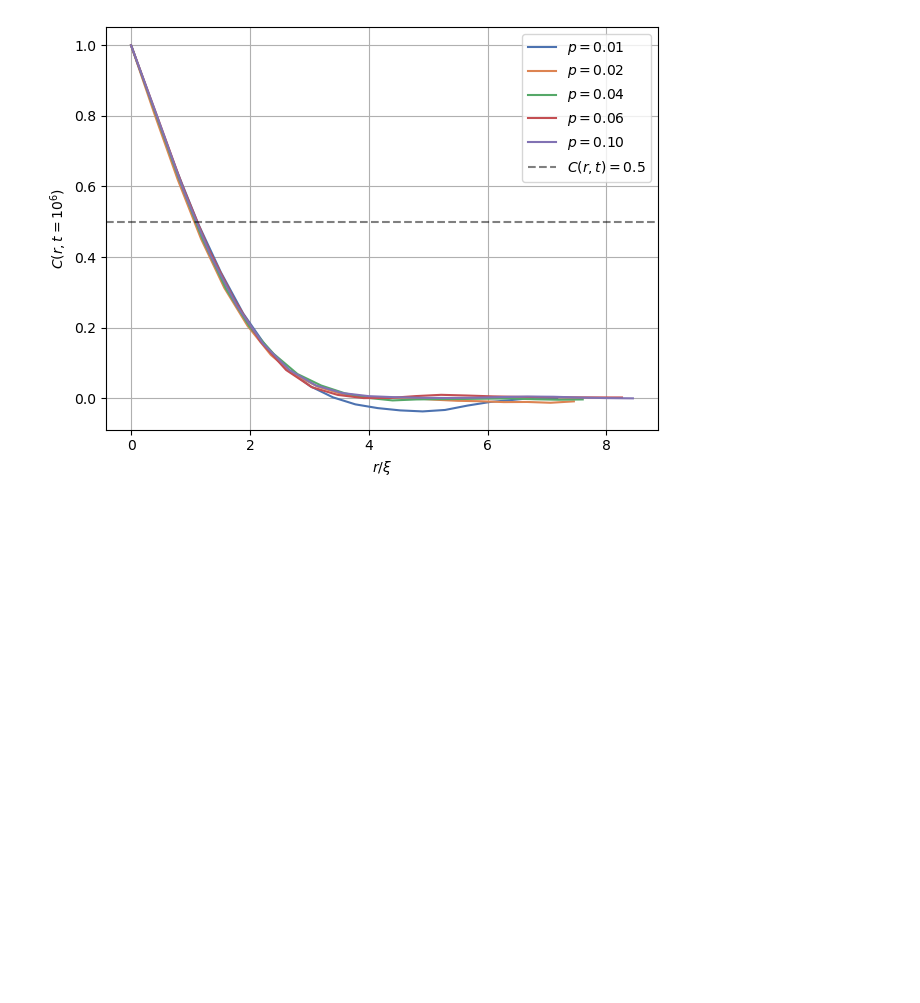
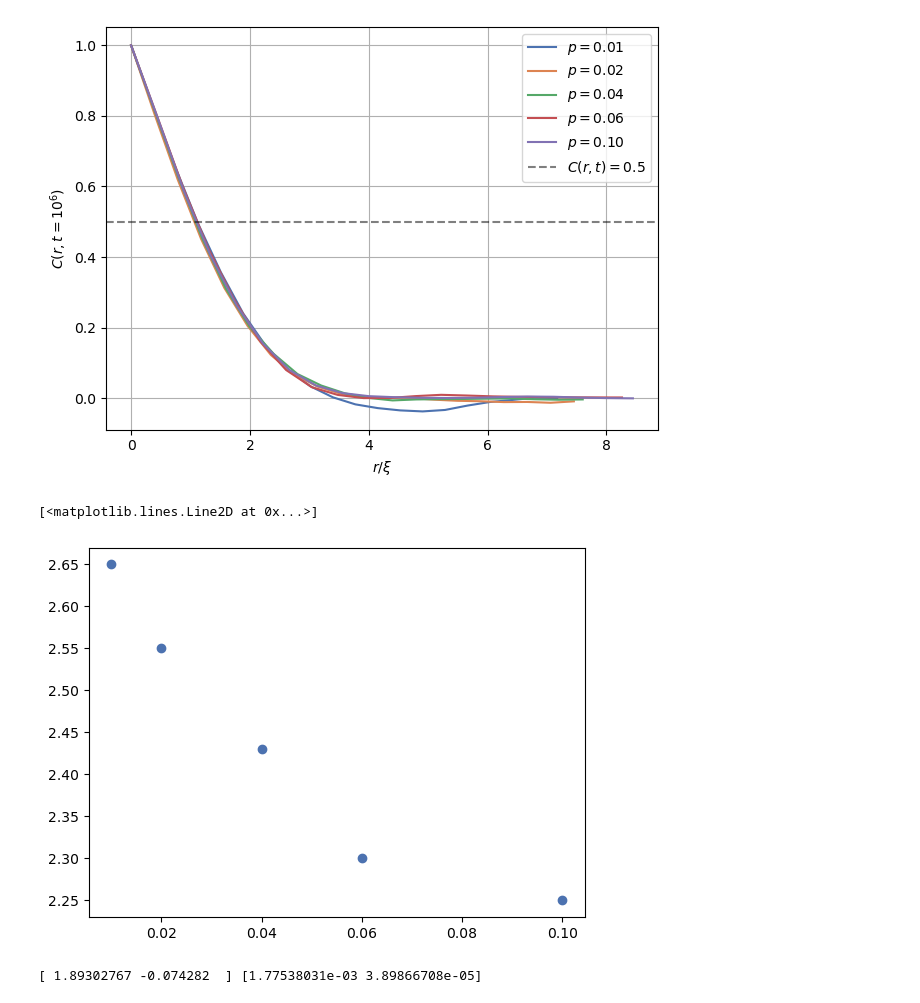
Before and after one commit to nicolasvazquez95/RedesComplejas_famaf, a Jupyter notebook: soluciones/tp5/correlation_analysis.ipynb, the cells around one changed output. Drawn from its saved outputs; the diff is of its cells as text; code cells hidden in the pictures; blank space fills up the shorter version.

```diff
--- a/soluciones/tp5/correlation_analysis.ipynb
+++ b/soluciones/tp5/correlation_analysis.ipynb
@@ -60,3 +60,19 @@ plt.tight_layout()
 plt.savefig('C(r)_collapsed_p.jpg',dpi=300)
 # %% [output]
 [figure]
+# %%
+xi_p = [2.65,2.55,2.43,2.3,2.25]
+p = [0.01,0.02,0.04,0.06,0.10]
+plt.plot(p,xi_p,'o')
+# %% [output]
+[<matplotlib.lines.Line2D at 0x...>]
+[figure, added]
+# %%
+from scipy.optimize import curve_fit
+
+def f(X,a,b):
+    return a*(X**b)
+popt,pcov = curve_fit(f,p,xi_p)
+print(popt,np.diag(pcov))
+# %% [output]
+[ 1.89302767 -0.074282  ] [1.77538031e-03 3.89866708e-05]
```
Also changed, not shown: parts of 1 cell of this notebook, 3 other files.
